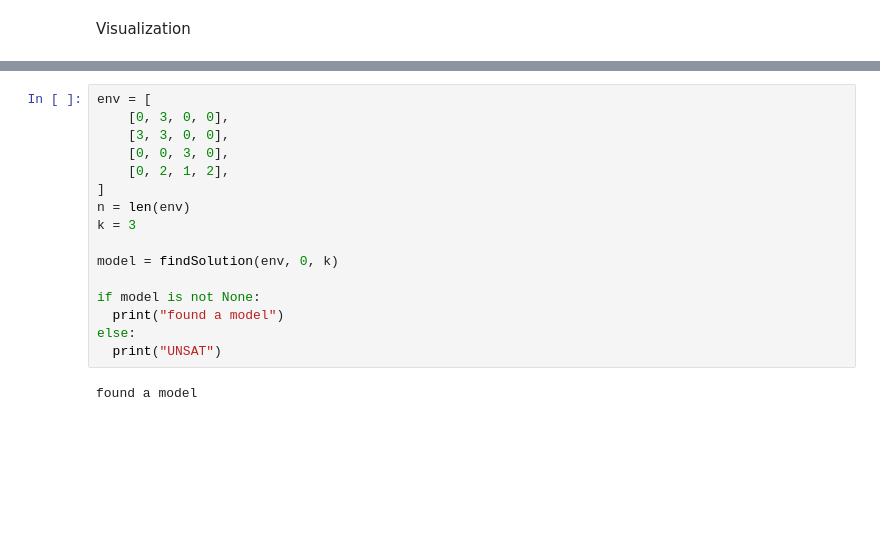
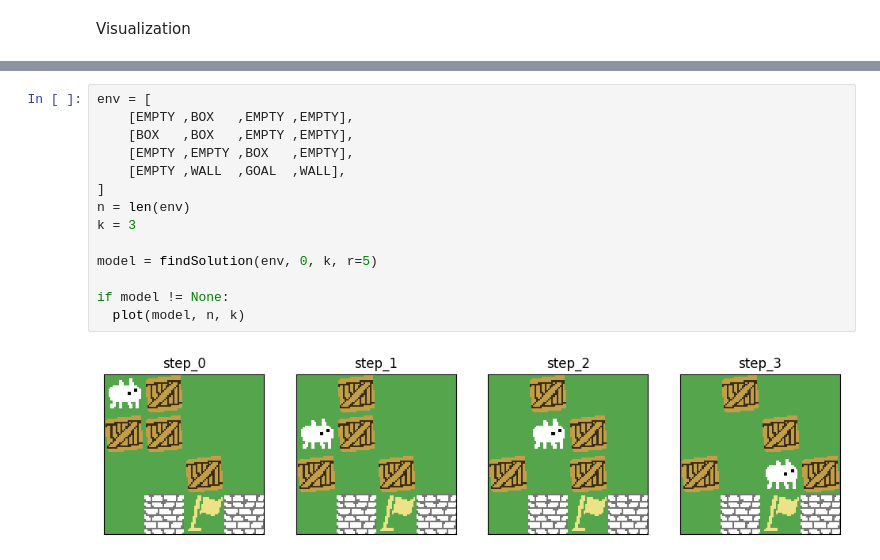
Before and after one commit to AustereTriceratops/Baba-Is-Solved, a Jupyter notebook: dev.ipynb, the cells around one changed output, grey strips where cells are left out. Cells and saved outputs as stored; diff of their text form; blank space fills up the shorter version.

```diff
--- a/dev.ipynb
+++ b/dev.ipynb
@@ -114,18 +100,16 @@ plt.show()
 # %%
 env = [
-    [0, 3, 0, 0],
-    [3, 3, 0, 0],
-    [0, 0, 3, 0],
-    [0, 2, 1, 2],
+    [EMPTY ,BOX   ,EMPTY ,EMPTY],
+    [BOX   ,BOX   ,EMPTY ,EMPTY],
+    [EMPTY ,EMPTY ,BOX   ,EMPTY],
+    [EMPTY ,WALL  ,GOAL  ,WALL],
 ]
 n = len(env)
 k = 3
 
-model = findSolution(env, 0, k)
+model = findSolution(env, 0, k, r=5)
 
-if model is not None:
-  print("found a model")
-else:
-  print("UNSAT")
+if model != None:
+  plot(model, n, k)
 # %% [output]
-found a model
+[figure, added]
```
Also changed, not shown: parts of 9 cells of this notebook, 3 other files.
